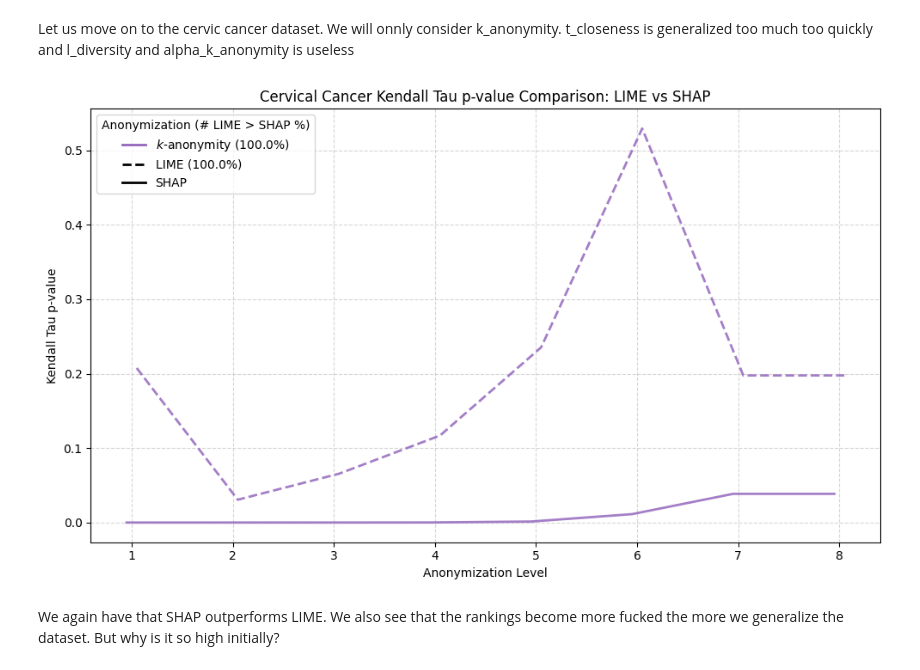
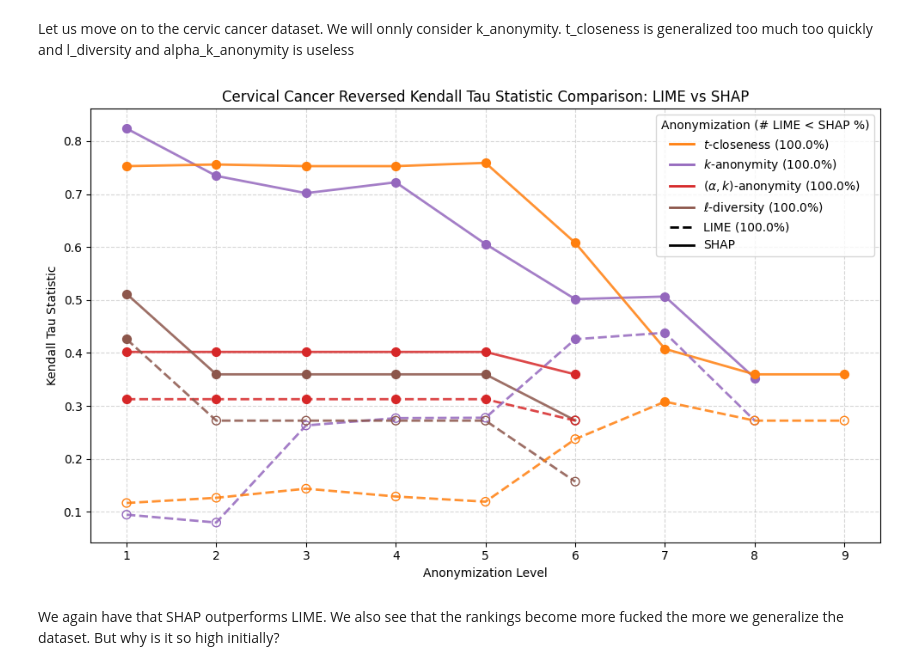
Before and after one commit to Zak9O/Masking-Effects-on-XAI-Techniques, a Jupyter notebook: notebooks/1Rank Correlation.ipynb, the cells around one changed output. Drawn from its saved outputs; the diff is of its cells as text; code cells hidden in the pictures.

```diff
--- a/notebooks/1Rank Correlation.ipynb
+++ b/notebooks/1Rank Correlation.ipynb
@@ -21,7 +21,7 @@ pl = plot_creator.PlotCreator(
         "MLP",
         "knn"
     ],
-    ["usa_house","usa_house_old", "cervic_cancer", "adult", "old_adult"],
+    ["usa_house","usa_house_old", "cervic_cancer","cervic_cancer_reversed", "adult"],
     "../data/",
 )
 # %%
@@ -47,9 +47,9 @@ Interesting enough, here we see that forest is doing much better than knn and ML
 # %% [markdown]
 Let us move on to the cervic cancer dataset. We will onnly consider k_anonymity. t_closeness is generalized too much too quickly and l_diversity and alpha_k_anonymity is useless
 # %%
-pl.plot_consistency("cervic_cancer", ["k_anonymity"])
+pl.plot_consistency("cervic_cancer_reversed")
 # %% [output]
-[figure, old version]
+[figure, new version]
 # %% [markdown]
 We again have that SHAP outperforms LIME. We also see that the rankings become more fucked the more we generalize the dataset. But why is it so high initially?
 # %%
```
Also changed, not shown: parts of 2 cells of this notebook, 2 other files.
